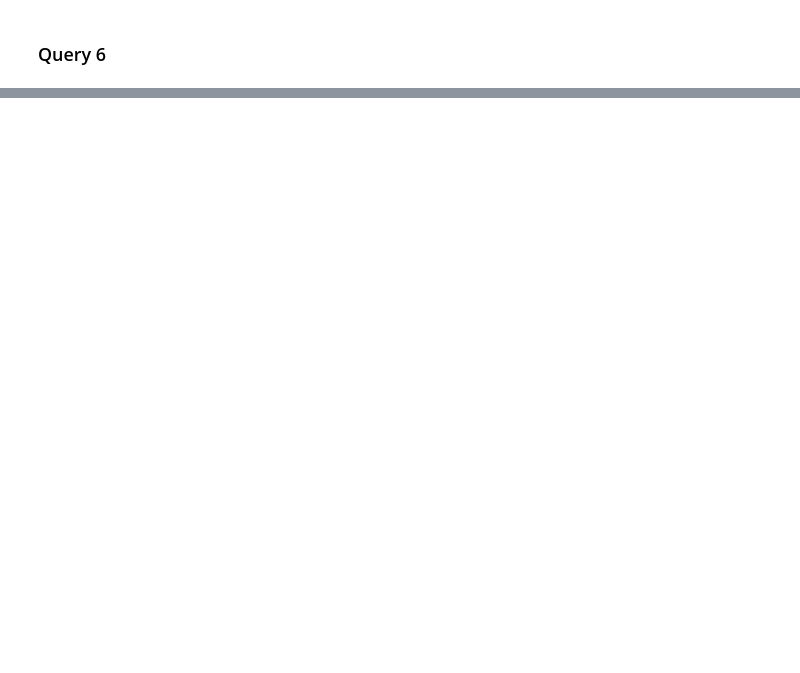
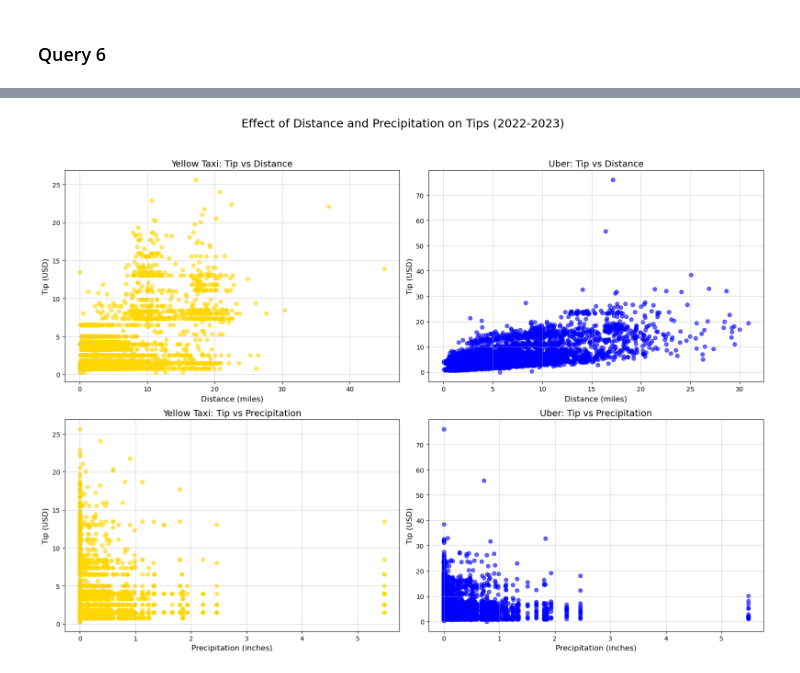
Before and after one commit to SUPERCUT1018/4501-project, a Jupyter notebook: project_group21.ipynb, the cells around one changed output, grey strips where cells are left out. Saved outputs shown, nothing was run; the diff lists cells and outputs as text; code cells hidden in the pictures; blank space fills up the shorter version.

Commit message:
All done
Finish the rest of visualization 4-6 and generate the correct graph.

```diff
--- a/project_group21.ipynb
+++ b/project_group21.ipynb
@@ -1467,0 +1592,82 @@ plot_visual_3()
+# %%
+def get_data_for_visual_5() -> pd.DataFrame:
+    """
+    get the data for the  visual
+
+    Returns:
+    pd.DataFrame -- the data for the visual
+    """
+
+    sql = """
+    WITH yellow_taxi_data AS (
+        SELECT
+            trip_pickup_datetime,
+            trip_miles AS distance,
+            (base_fare + tax + tolls + surcharge) - base_fare AS tip,
+            COALESCE(DailyPrecipitation, 0) AS precipitation
+        FROM taxi_trips
+        LEFT JOIN daily_weather
+            ON strftime('%Y-%m-%d', trip_pickup_datetime) = DATE_day
+        WHERE strftime('%Y', trip_pickup_datetime) IN ('2022', '2023')
+    ),
+    uber_data AS (
+        SELECT
+            trip_pickup_datetime,
+            trip_distance AS distance,
+            (base_fare + tax + tolls + surcharge) - base_fare AS tip,
+            COALESCE(DailyPrecipitation, 0) AS precipitation
+        FROM uber_trips
+        LEFT JOIN daily_weather
+            ON strftime('%Y-%m-%d', trip_pickup_datetime) = DATE_day
+        WHERE strftime('%Y', trip_pickup_datetime) IN ('2022', '2023')
+    )
+    SELECT 'Yellow Taxi' AS service, * FROM yellow_taxi_data
+    UNION ALL
+    SELECT 'Uber' AS service, * FROM uber_data;
+    """
+    results = pd.read_sql(sql, con=engine)
+    return results
+
+def plot_visual_5() -> None:
+    """plot the fifth visual"""
+
+    fig, axes = plt.subplots(2, 2, figsize=(16, 12))
+    fig.suptitle("Effect of Distance and Precipitation on Tips (2022-2023)", fontsize=18)
+    df = get_data_for_visual_5()
+    # remove tip less than 0
+    df = df[df["tip"]>=0]
+    yellow_df = df[df["service"] == "Yellow Taxi"]
+    axes[0, 0].scatter(yellow_df["distance"], yellow_df["tip"], alpha=0.6, color="gold")
+    axes[0, 0].set_title("Yellow Taxi: Tip vs Distance", fontsize=14)
+    axes[0, 0].set_xlabel("Distance (miles)", fontsize=12)
+    axes[0, 0].set_ylabel("Tip (USD)", fontsize=12)
+    axes[0, 0].grid(alpha=0.5)
+
+
+    uber_df = df[df["service"] == "Uber"]
+    axes[0, 1].scatter(uber_df["distance"], uber_df["tip"], alpha=0.6, color="blue")
+    axes[0, 1].set_title("Uber: Tip vs Distance", fontsize=14)
+    axes[0, 1].set_xlabel("Distance (miles)", fontsize=12)
+    axes[0, 1].set_ylabel("Tip (USD)", fontsize=12)
+    axes[0, 1].grid(alpha=0.5)
+
+    axes[1, 0].scatter(yellow_df["precipitation"].astype(float), yellow_df["tip"], alpha=0.6, color="gold")
+    axes[1, 0].set_title("Yellow Taxi: Tip vs Precipitation", fontsize=14)
+    axes[1, 0].set_xlabel("Precipitation (inches)", fontsize=12)
+    axes[1, 0].set_ylabel("Tip (USD)", fontsize=12)
+    axes[1, 0].grid(alpha=0.5)
+
+    # Scatter Plot 4: Uber - Tip vs Precipitation
+    axes[1, 1].scatter(uber_df["precipitation"].astype(float), uber_df["tip"], alpha=0.6, color="blue")
+    axes[1, 1].set_title("Uber: Tip vs Precipitation", fontsize=14)
+    axes[1, 1].set_xlabel("Precipitation (inches)", fontsize=12)
+    axes[1, 1].set_ylabel("Tip (USD)", fontsize=12)
+    axes[1, 1].grid(alpha=0.5)
+
+    # Adjust layout
+    plt.tight_layout(rect=[0, 0, 1, 0.95])
+    plt.show()
+
+plot_visual_5()
+# %% [output]
+[figure, added]
```
Also changed, not shown: parts of 27 cells of this notebook.
